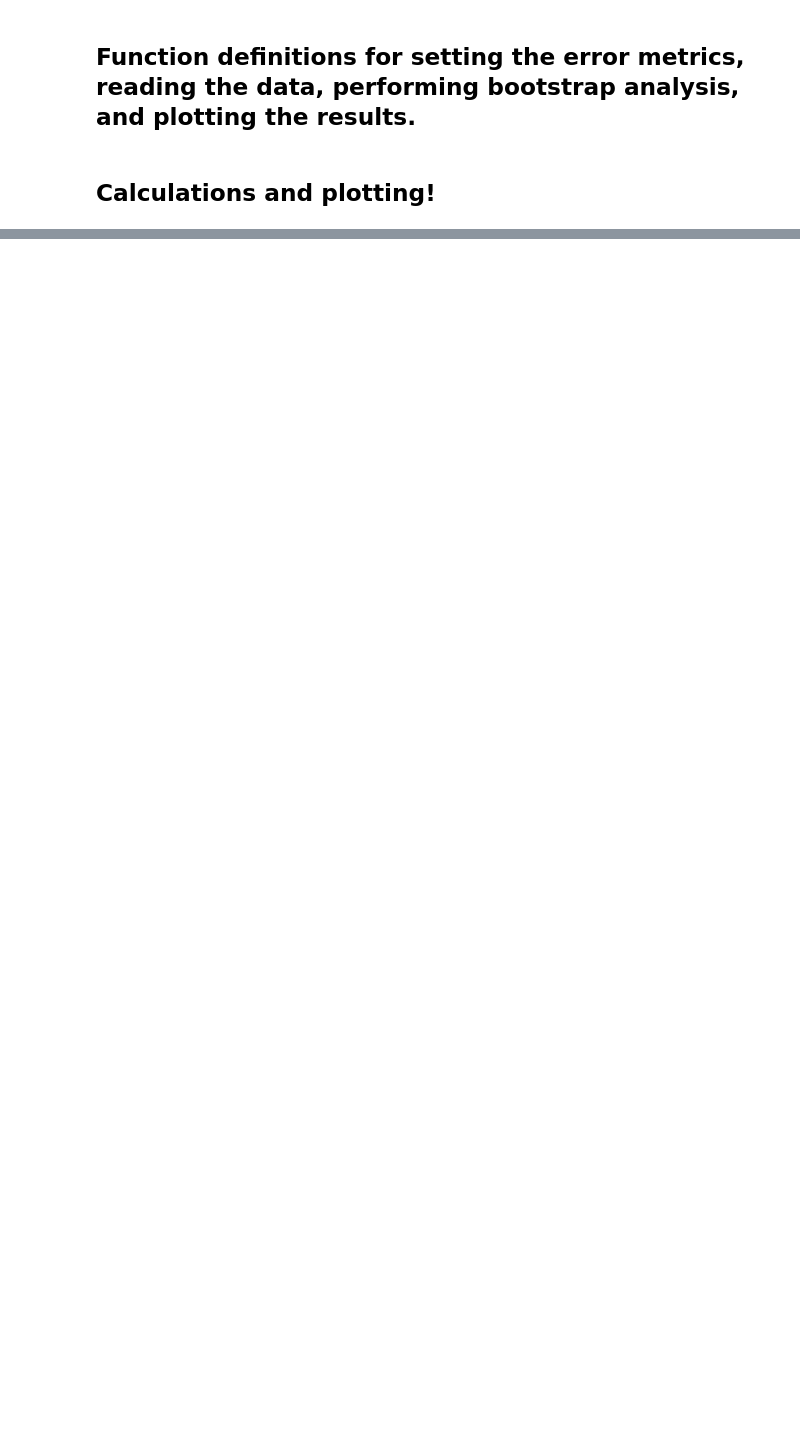
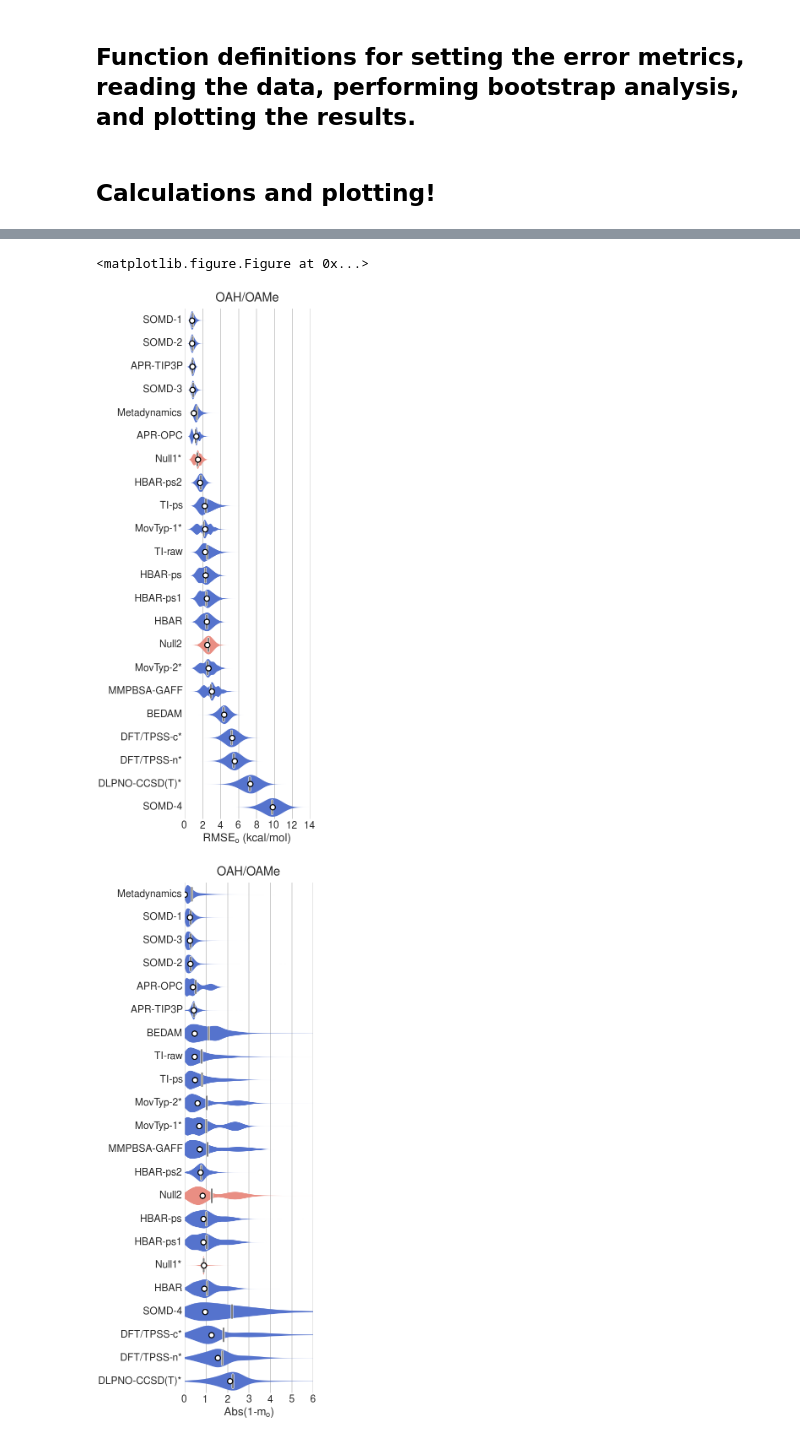
Before and after one commit to nhenriksen/Random, a Jupyter notebook: SAMPL5-error-metricsNiel.ipynb, the cells around one changed output, grey strips where cells are left out. Drawn from its saved outputs; the diff is of its cells as text; code cells hidden in the pictures; blank space fills up the shorter version.

```diff
--- a/SAMPL5-error-metricsNiel.ipynb
+++ b/SAMPL5-error-metricsNiel.ipynb
@@ -636,7 +642,7 @@ else:
     results = pickle.load( open('OAH-OAMe-offset.pickle', 'rb'))
     RawMs, AllMBoot, AllMVals, AllMSEMs, CalcNames, Nc = results
 PrintTable(CalcNames,RawMs,AllMVals,AllMSEMs,Offset=True)
-#plot_summary_horizontal_narrow(Nc, RawMs, AllMBoot, AllMVals, CalcNames, absolute=False, \
-#                               offset=True, prefix='OAH/OAMe', filename='OAH-OAMe-offset')
+plot_summary_horizontal_narrow(Nc, RawMs, AllMBoot, AllMVals, CalcNames, absolute=False, \
+                               offset=True, prefix='OAH/OAMe', filename='OAH-OAMe-offset')
 # %% [output]
 Method          RMSE_o          MUE_o           MSE_o           R_o^2           R_o             m_o             b_o             tau_o
@@ -658,0 +665,3 @@ SOMD-4          9.8(9.7 ± 1.0)  9.1(9.1 ± 1.0)  -0.0(0.0 ± 2.8) 0.1(0.2 ± 0.
+<matplotlib.figure.Figure at 0x...>
+[figure, added]
+[figure, added]
```
Also changed, not shown: parts of 11 cells of this notebook.
